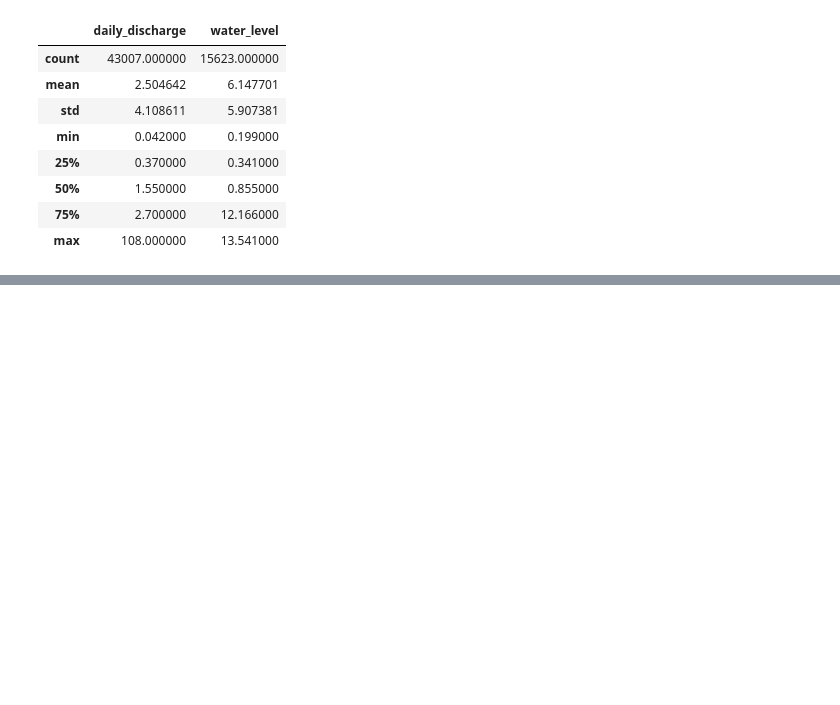
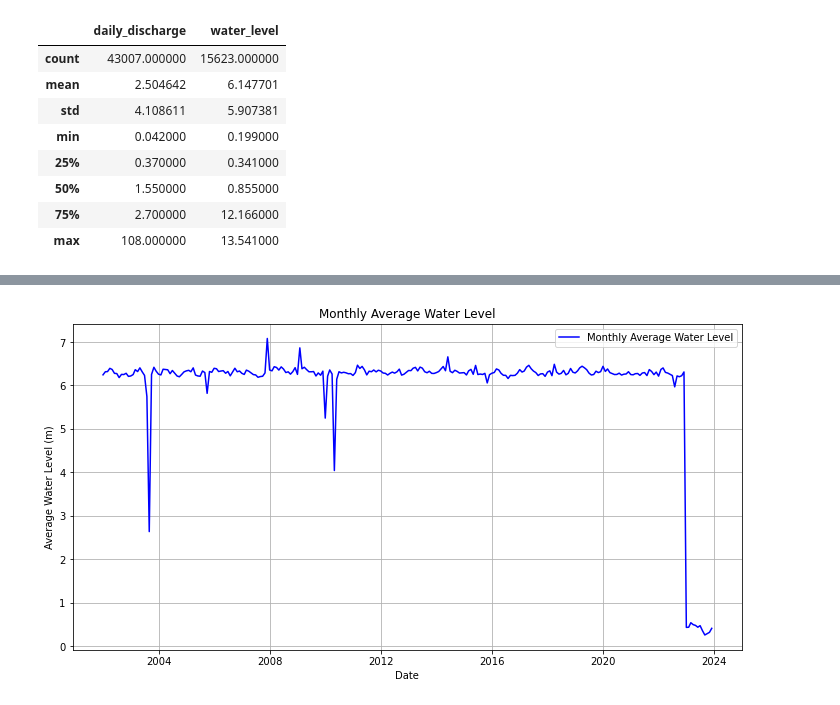
Before and after one commit to Lyimo-The-Destroyer/Papas-Piazzeria, a Jupyter notebook: Code Material/Flow data analysis.ipynb, the cells around one changed output, grey strips where cells are left out. Saved outputs shown, nothing was run; the diff lists cells and outputs as text; code cells hidden in the pictures; blank space fills up the shorter version.

```diff
--- a/Code Material/Flow data analysis.ipynb
+++ b/Code Material/Flow data analysis.ipynb
@@ -177,0 +164,21 @@ plt.show()
+# %%
+# Create a 'Year-Month' column for grouping
+flow_data_merged["YearMonth"] = flow_data_merged["Date"].dt.to_period("M")
+
+# Compute monthly averages
+monthly_avg = flow_data_merged.groupby("YearMonth")["water_level"].mean().reset_index()
+
+# Convert 'YearMonth' back to a datetime format for plotting
+monthly_avg["YearMonth"] = monthly_avg["YearMonth"].dt.to_timestamp()
+
+# Plot the monthly average
+plt.figure(figsize=(12, 6))
+plt.plot(monthly_avg["YearMonth"], monthly_avg["water_level"], color="blue", label="Monthly Average Water Level")
+plt.xlabel("Date")
+plt.ylabel("Average Water Level (m)")
+plt.title("Monthly Average Water Level")
+plt.grid(True)
+plt.legend()
+plt.show()
+# %% [output]
+[figure, added]
```
Also changed, not shown: parts of 13 cells of this notebook.
